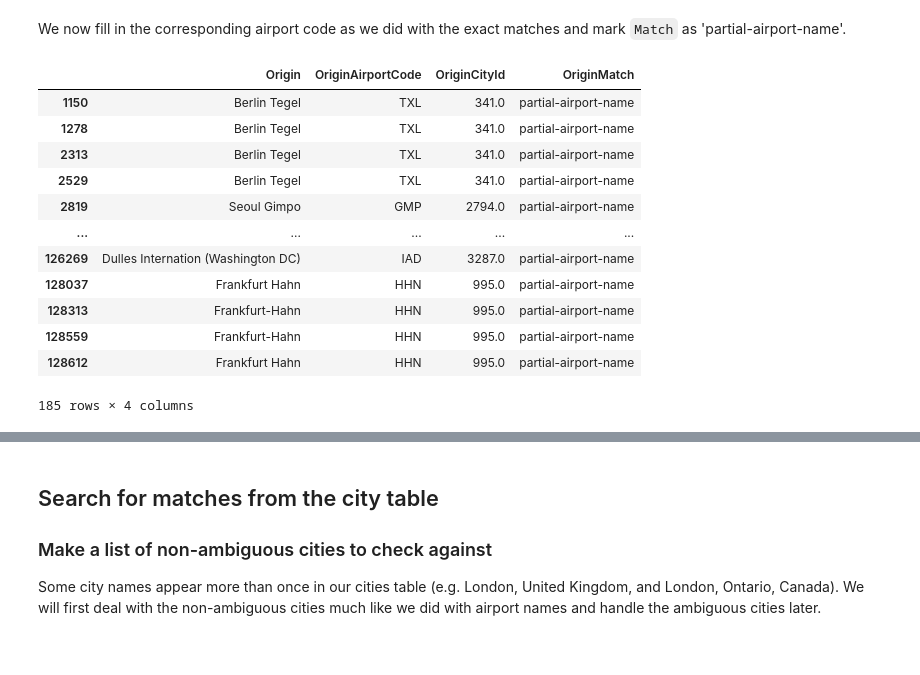
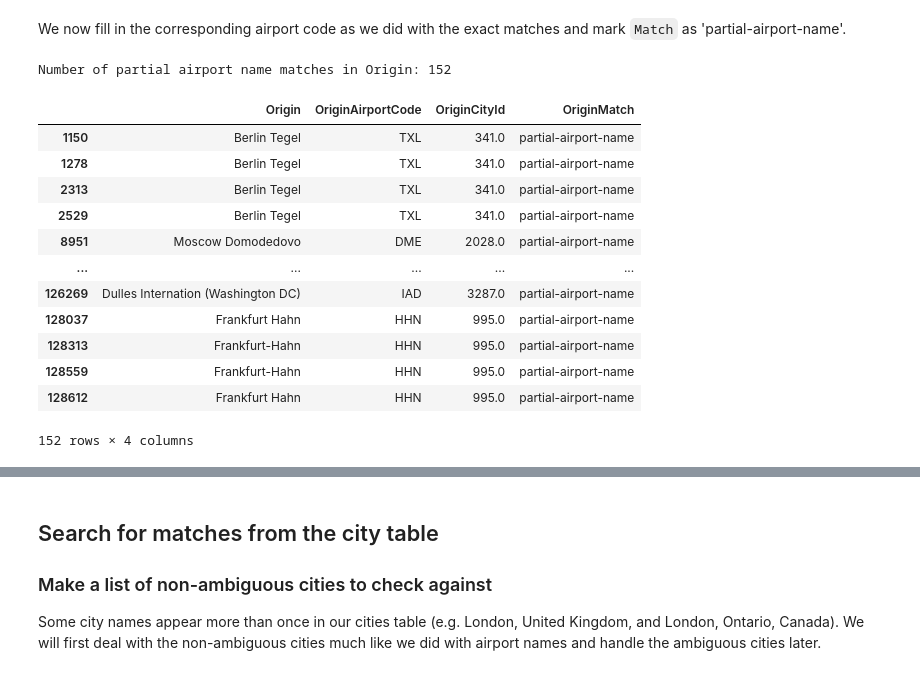
Before and after one commit to paulabondoc/airline-ratings-data-project, a Jupyter notebook: Script1 - Data_cleaning.ipynb, the cells around one changed output, grey strips where cells are left out. Cells and saved outputs as stored; diff of their text form; code cells hidden in the pictures.

```diff
--- a/Script1 - Data_cleaning.ipynb
+++ b/Script1 - Data_cleaning.ipynb
@@ -1472,9 +1458,0 @@ airport_names_short_regex
-# %%
-airport_name_partial_index = df_with_origin_airport.index[
-
-    (df_with_origin_airport['Origin'].str.contains(airport_names_short_regex, case=False))
-    & (df_with_origin_airport['Origin'].str.fullmatch(airport_names_short_regex, case=False) == False)
-
-    ]
-
-airport_name_partial_index.drop(airport_code_partial_index, errors='ignore')
@@ -1507,7 +1459,3 @@ Name: Origin, Length: 185, dtype: object
 # %% [markdown]
 We now fill in the corresponding airport code as we did with the exact matches and mark `Match` as 'partial-airport-name'.
-# %%
-partial_airport_name_list_list = df_with_origin_airport.loc[airport_name_partial_index, 'Origin'].str.findall(airport_names_short_regex).drop_duplicates().to_list()
-partial_airport_name_list = [name[0] for name in partial_airport_name_list_list if len(name) == 1]
-#partial_airport_name_list
 # %%
@@ -1529,16 +1497,17 @@ for name in partial_airport_name_list:
-# %%
-df_with_origin_airport.loc[airport_name_partial_index, ['Origin', 'OriginAirportCode', 'OriginCityId', 'OriginMatch']]
-# %% [output]
-|  | Origin | OriginAirportCode | OriginCityId | OriginMatch |
-| 1150 | Berlin Tegel | TXL | 341.0 | partial-airport-name |
-| 1278 | Berlin Tegel | TXL | 341.0 | partial-airport-name |
-| 2313 | Berlin Tegel | TXL | 341.0 | partial-airport-name |
-| 2529 | Berlin Tegel | TXL | 341.0 | partial-airport-name |
-| 2819 | Seoul Gimpo | GMP | 2794.0 | partial-airport-name |
-| ... | ... | ... | ... | ... |
-| 126269 | Dulles Internation (Washington DC) | IAD | 3287.0 | partial-airport-name |
-| 128037 | Frankfurt Hahn | HHN | 995.0 | partial-airport-name |
-| 128313 | Frankfurt-Hahn | HHN | 995.0 | partial-airport-name |
-| 128559 | Frankfurt-Hahn | HHN | 995.0 | partial-airport-name |
-| 128612 | Frankfurt Hahn | HHN | 995.0 | partial-airport-name |
-185 rows × 4 columns
+# %%
+find_partial_airport_name_match(df_with_origin_airport, 'Origin', airport_names_short_regex)
+# %% [output]
+Number of partial airport name matches in Origin: 152
+|  | Origin | OriginAirportCode | OriginCityId | OriginMatch |
+| 1150 | Berlin Tegel | TXL | 341.0 | partial-airport-name |
+| 1278 | Berlin Tegel | TXL | 341.0 | partial-airport-name |
+| 2313 | Berlin Tegel | TXL | 341.0 | partial-airport-name |
+| 2529 | Berlin Tegel | TXL | 341.0 | partial-airport-name |
+| 8951 | Moscow Domodedovo | DME | 2028.0 | partial-airport-name |
+| ... | ... | ... | ... | ... |
+| 126269 | Dulles Internation (Washington DC) | IAD | 3287.0 | partial-airport-name |
+| 128037 | Frankfurt Hahn | HHN | 995.0 | partial-airport-name |
+| 128313 | Frankfurt-Hahn | HHN | 995.0 | partial-airport-name |
+| 128559 | Frankfurt-Hahn | HHN | 995.0 | partial-airport-name |
+| 128612 | Frankfurt Hahn | HHN | 995.0 | partial-airport-name |
+152 rows × 4 columns
```
Also changed, not shown: parts of 23 cells of this notebook.
